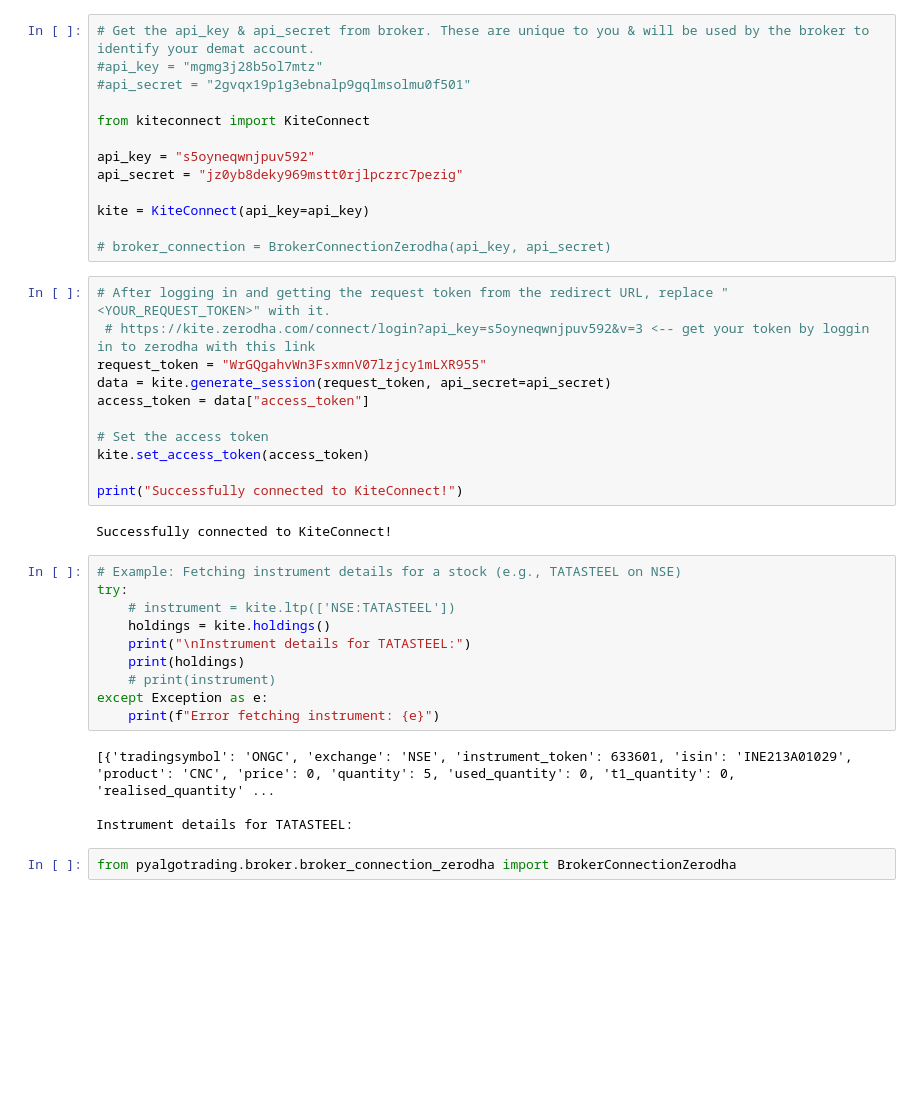
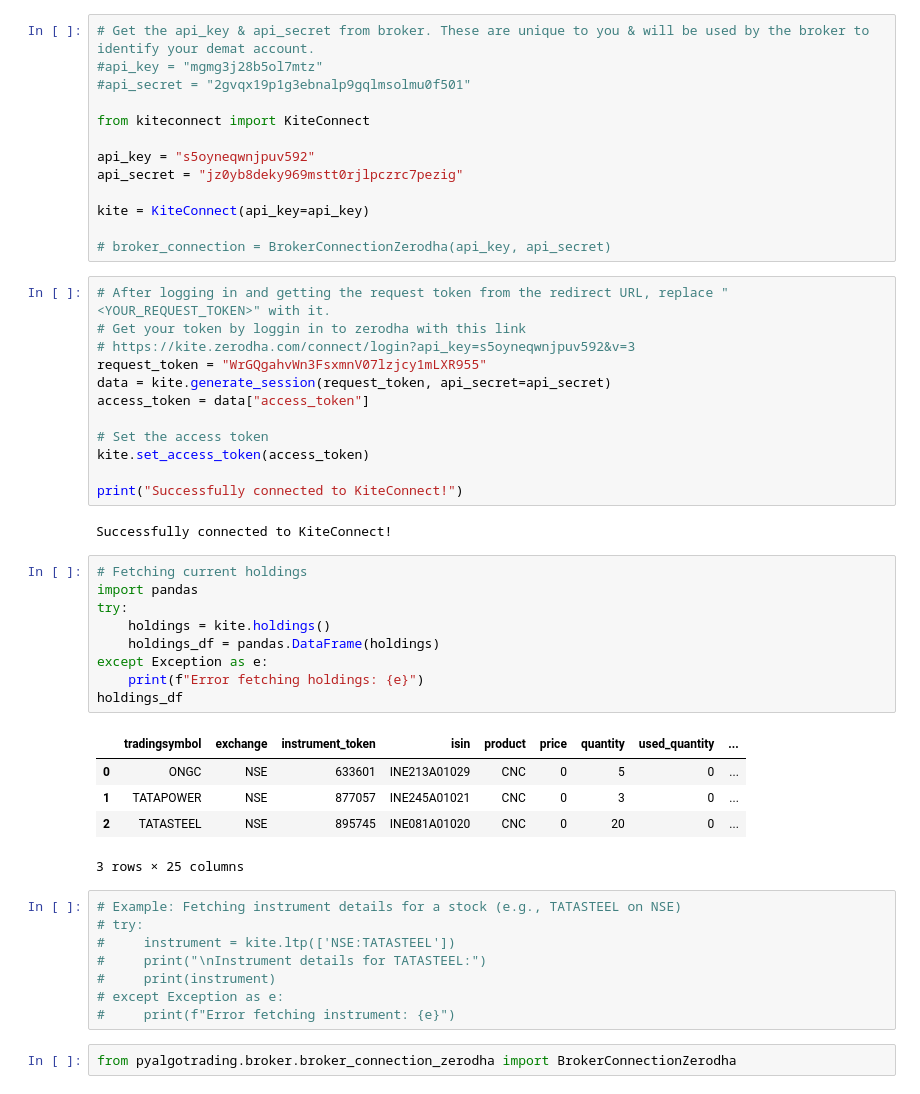
Before and after one commit to SankirthGunnam/FastAI, a Jupyter notebook: Chapter02/CHAPTER 2.ipynb, the cells around one changed output. Drawn from its saved outputs; the diff is of its cells as text; blank space fills up the shorter version.

```diff
--- a/Chapter02/CHAPTER 2.ipynb
+++ b/Chapter02/CHAPTER 2.ipynb
@@ -48,7 +48,8 @@ kite = KiteConnect(api_key=api_key)
 # broker_connection = BrokerConnectionZerodha(api_key, api_secret)
 # %%
 # After logging in and getting the request token from the redirect URL, replace "<YOUR_REQUEST_TOKEN>" with it.
- # https://kite.zerodha.com/connect/login?api_key=s5oyneqwnjpuv592&v=3 <-- get your token by loggin in to zerodha with this link
+# Get your token by loggin in to zerodha with this link
+# https://kite.zerodha.com/connect/login?api_key=s5oyneqwnjpuv592&v=3
 request_token = "WrGQgahvWn3FsxmnV07lzjcy1mLXR955"
 data = kite.generate_session(request_token, api_secret=api_secret)
 access_token = data["access_token"]
@@ -59,20 +60,29 @@ kite.set_access_token(access_token)
 print("Successfully connected to KiteConnect!")
 # %% [output]
 Successfully connected to KiteConnect!
+# %%
+# Fetching current holdings
+import pandas
+try:
+    holdings = kite.holdings()
+    holdings_df = pandas.DataFrame(holdings)
+except Exception as e:
+    print(f"Error fetching holdings: {e}")
+holdings_df
+# %% [output]
+|  | tradingsymbol | exchange | instrument_token | isin | product | price | quantity | used_quantity | ... |
+| 0 | ONGC | NSE | 633601 | INE213A01029 | CNC | 0 | 5 | 0 | ... |
+| 1 | TATAPOWER | NSE | 877057 | INE245A01021 | CNC | 0 | 3 | 0 | ... |
+| 2 | TATASTEEL | NSE | 895745 | INE081A01020 | CNC | 0 | 20 | 0 | ... |
+3 rows × 25 columns
 # %%
 # Example: Fetching instrument details for a stock (e.g., TATASTEEL on NSE)
-try:
-    # instrument = kite.ltp(['NSE:TATASTEEL'])
-    holdings = kite.holdings()
-    print("\nInstrument details for TATASTEEL:")
-    print(holdings)
-    # print(instrument)
-except Exception as e:
-    print(f"Error fetching instrument: {e}")
+# try:
+#     instrument = kite.ltp(['NSE:TATASTEEL'])
+#     print("\nInstrument details for TATASTEEL:")
+#     print(instrument)
+# except Exception as e:
+#     print(f"Error fetching instrument: {e}")
-# %% [output]
-[{'tradingsymbol': 'ONGC', 'exchange': 'NSE', 'instrument_token': 633601, 'isin': 'INE213A01029', 'product': 'CNC', 'price': 0, 'quantity': 5, 'used_quantity': 0, 't1_quantity': 0, 'realised_quantity' ...
-
-Instrument details for TATASTEEL:
 # %%
 from pyalgotrading.broker.broker_connection_zerodha import BrokerConnectionZerodha
 # %%
```
